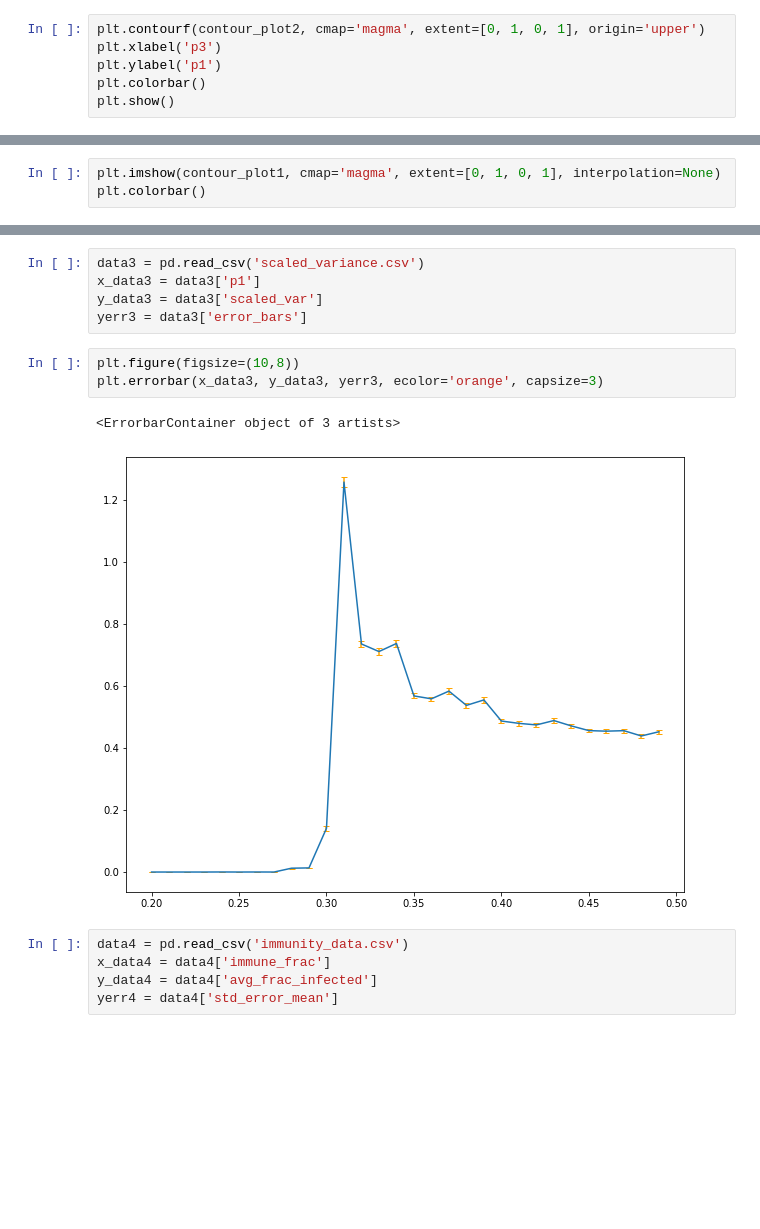
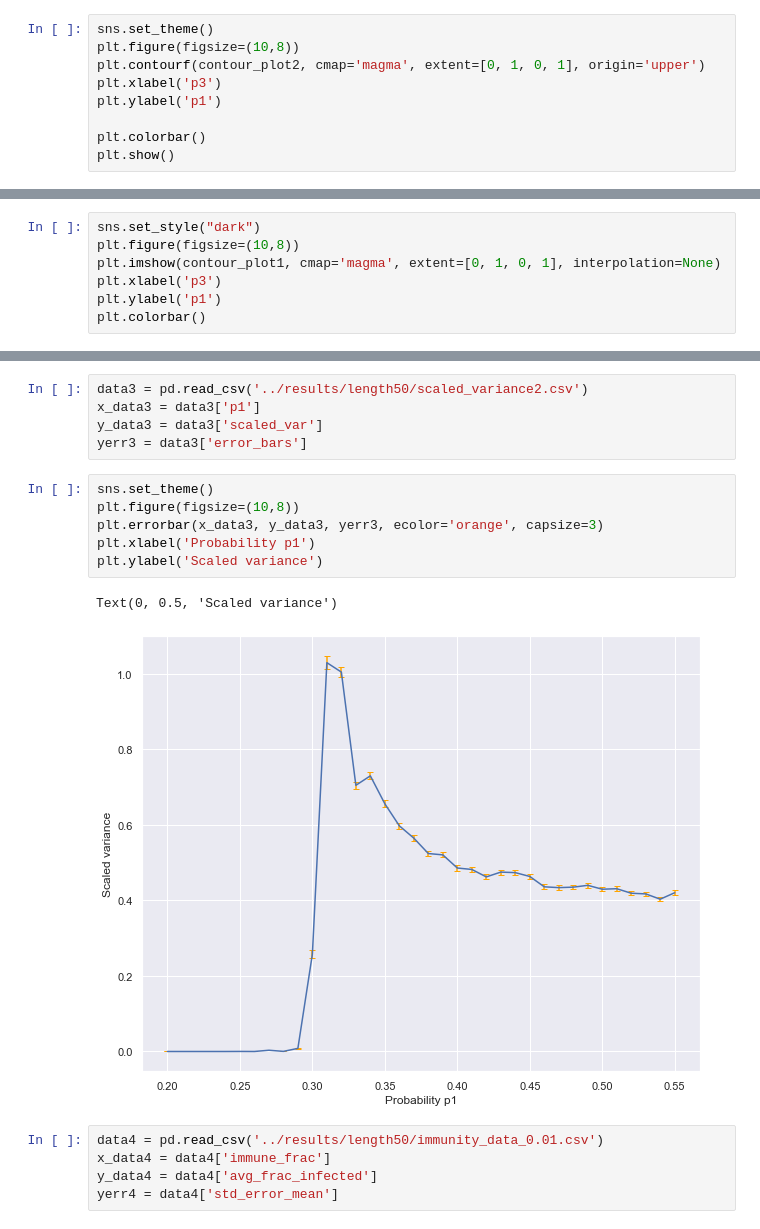
Before and after one commit to Paramiru/SIRS-Model, a Jupyter notebook: src/test.ipynb, the cells around one changed output, grey strips where cells are left out. Saved outputs shown, nothing was run; the diff lists cells and outputs as text; blank space fills up the shorter version.

```diff
--- a/src/test.ipynb
+++ b/src/test.ipynb
@@ -14,8 +14,11 @@ contour_plot2 = infected[p1==1]
 for p in np.flip(np.unique(p1))[1:]:
     contour_plot2 = np.vstack((contour_plot2, infected[p1==p]))
 # %%
+sns.set_theme()
+plt.figure(figsize=(10,8))
 plt.contourf(contour_plot2, cmap='magma', extent=[0, 1, 0, 1], origin='upper')
 plt.xlabel('p3')
 plt.ylabel('p1')
+
 plt.colorbar()
 plt.show()
@@ -29,5 +34,9 @@ contour_plot1 = infected[p1==1]
 for p in np.flip(np.unique(p1))[1:]:
     contour_plot1 = np.vstack((contour_plot1, infected[p1==p]))
 # %%
+sns.set_style("dark")
+plt.figure(figsize=(10,8))
 plt.imshow(contour_plot1, cmap='magma', extent=[0, 1, 0, 1], interpolation=None)
+plt.xlabel('p3')
+plt.ylabel('p1')
 plt.colorbar()
@@ -34,16 +46,19 @@ plt.colorbar()
 # %%
-data3 = pd.read_csv('scaled_variance.csv')
+data3 = pd.read_csv('../results/length50/scaled_variance2.csv')
 x_data3 = data3['p1']
 y_data3 = data3['scaled_var']
 yerr3 = data3['error_bars']
 # %%
+sns.set_theme()
 plt.figure(figsize=(10,8))
 plt.errorbar(x_data3, y_data3, yerr3, ecolor='orange', capsize=3)
+plt.xlabel('Probability p1')
+plt.ylabel('Scaled variance')
 # %% [output]
-<ErrorbarContainer object of 3 artists>
+Text(0, 0.5, 'Scaled variance')
-[figure, old version]
+[figure, new version]
 # %%
-data4 = pd.read_csv('immunity_data.csv')
+data4 = pd.read_csv('../results/length50/immunity_data_0.01.csv')
 x_data4 = data4['immune_frac']
 y_data4 = data4['avg_frac_infected']
 yerr4 = data4['std_error_mean']
```
Also changed, not shown: parts of 6 cells of this notebook, 4 other files.
